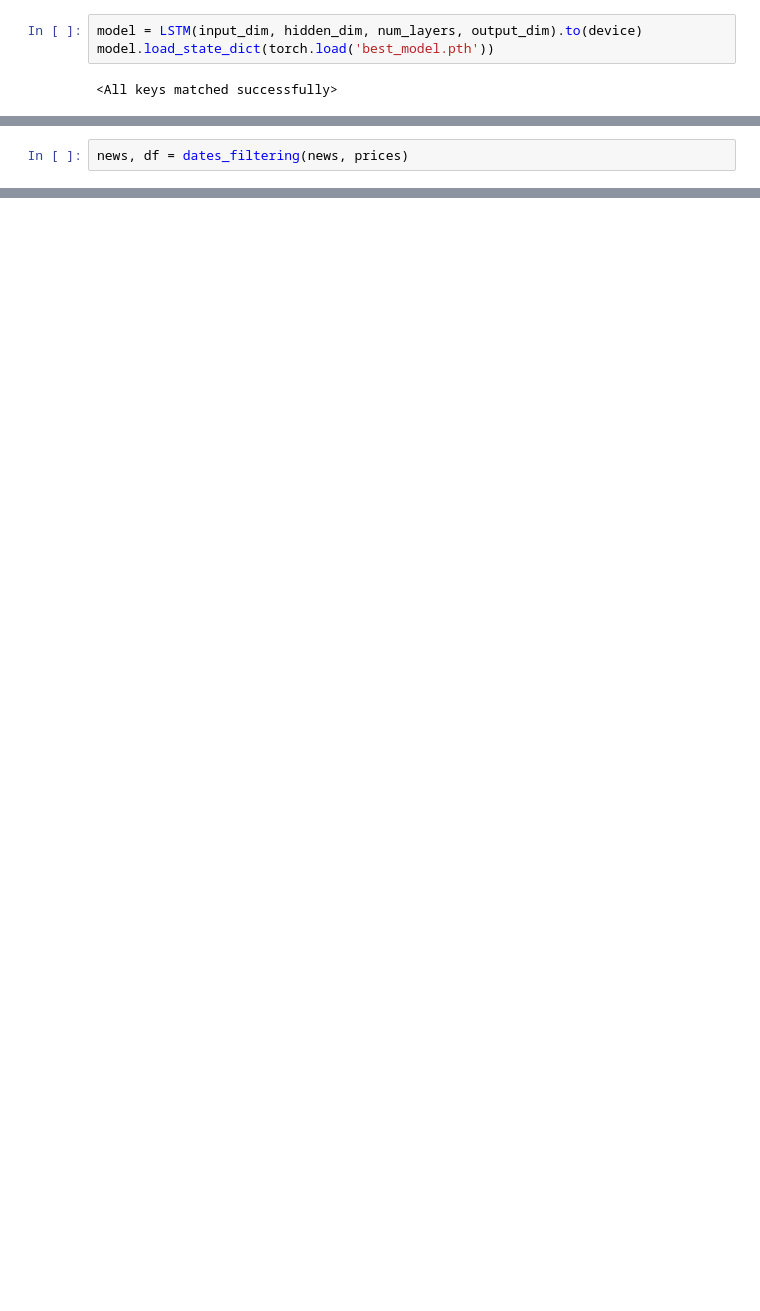
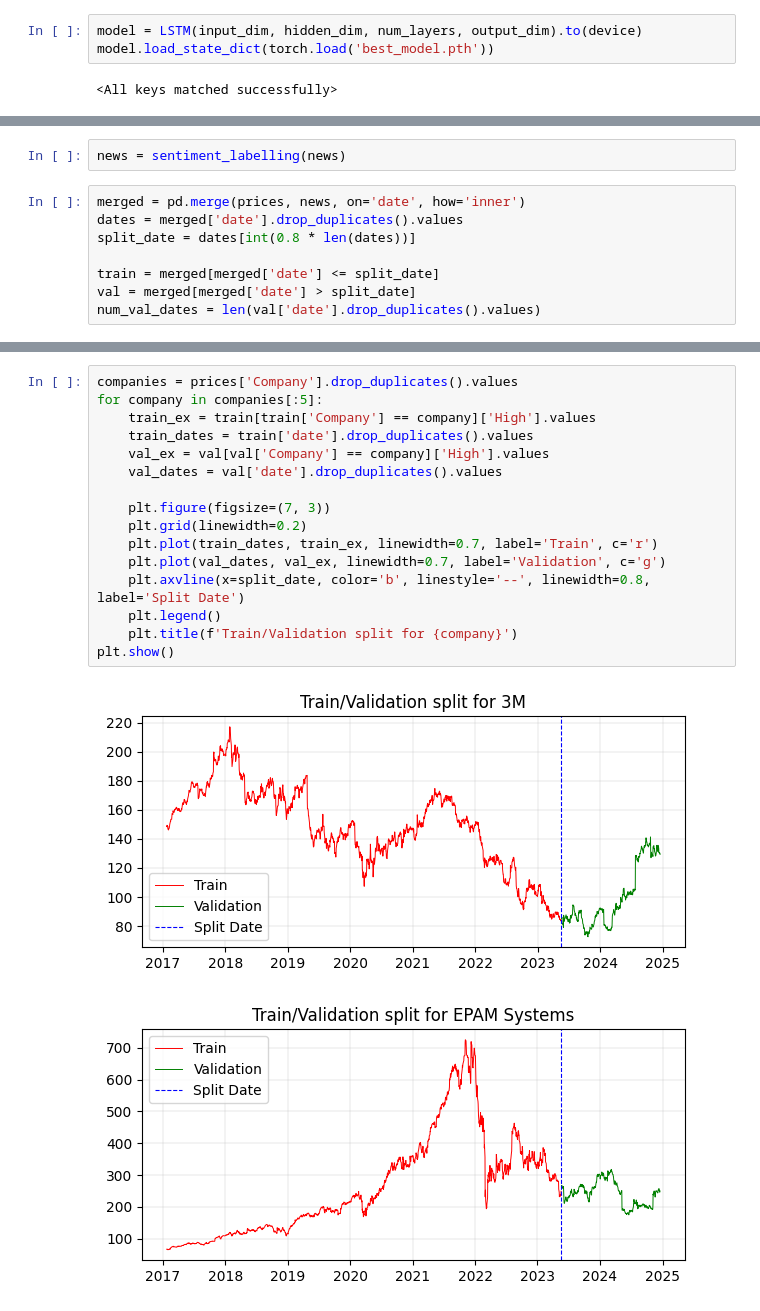
Before and after one commit to rrrbbb1/lstm-stock-prediction, a Jupyter notebook: notebook.ipynb, the cells around one changed output, grey strips where cells are left out. Drawn from its saved outputs; the diff is of its cells as text; blank space fills up the shorter version.

```diff
--- a/notebook.ipynb
+++ b/notebook.ipynb
@@ -1083,2 +448,0 @@ def dates_filtering(news, prices):
-# %%
-news, df = dates_filtering(news, prices)
@@ -1433,0 +599,10 @@ plot_predictions()
+# %%
+news = sentiment_labelling(news)
+# %%
+merged = pd.merge(prices, news, on='date', how='inner')
+dates = merged['date'].drop_duplicates().values
+split_date = dates[int(0.8 * len(dates))]
+
+train = merged[merged['date'] <= split_date]
+val = merged[merged['date'] > split_date]
+num_val_dates = len(val['date'].drop_duplicates().values)
@@ -1433,0 +618,19 @@ plot_predictions()
+# %%
+companies = prices['Company'].drop_duplicates().values
+for company in companies[:5]:
+    train_ex = train[train['Company'] == company]['High'].values
+    train_dates = train['date'].drop_duplicates().values
+    val_ex = val[val['Company'] == company]['High'].values
+    val_dates = val['date'].drop_duplicates().values
+
+    plt.figure(figsize=(7, 3))
+    plt.grid(linewidth=0.2)
+    plt.plot(train_dates, train_ex, linewidth=0.7, label='Train', c='r')
+    plt.plot(val_dates, val_ex, linewidth=0.7, label='Validation', c='g')
+    plt.axvline(x=split_date, color='b', linestyle='--', linewidth=0.8, label='Split Date')
+    plt.legend()
+    plt.title(f'Train/Validation split for {company}')
+plt.show()
+# %% [output]
+[figure, added]
+[figure, added]
```
Also changed, not shown: parts of 154 cells of this notebook.
